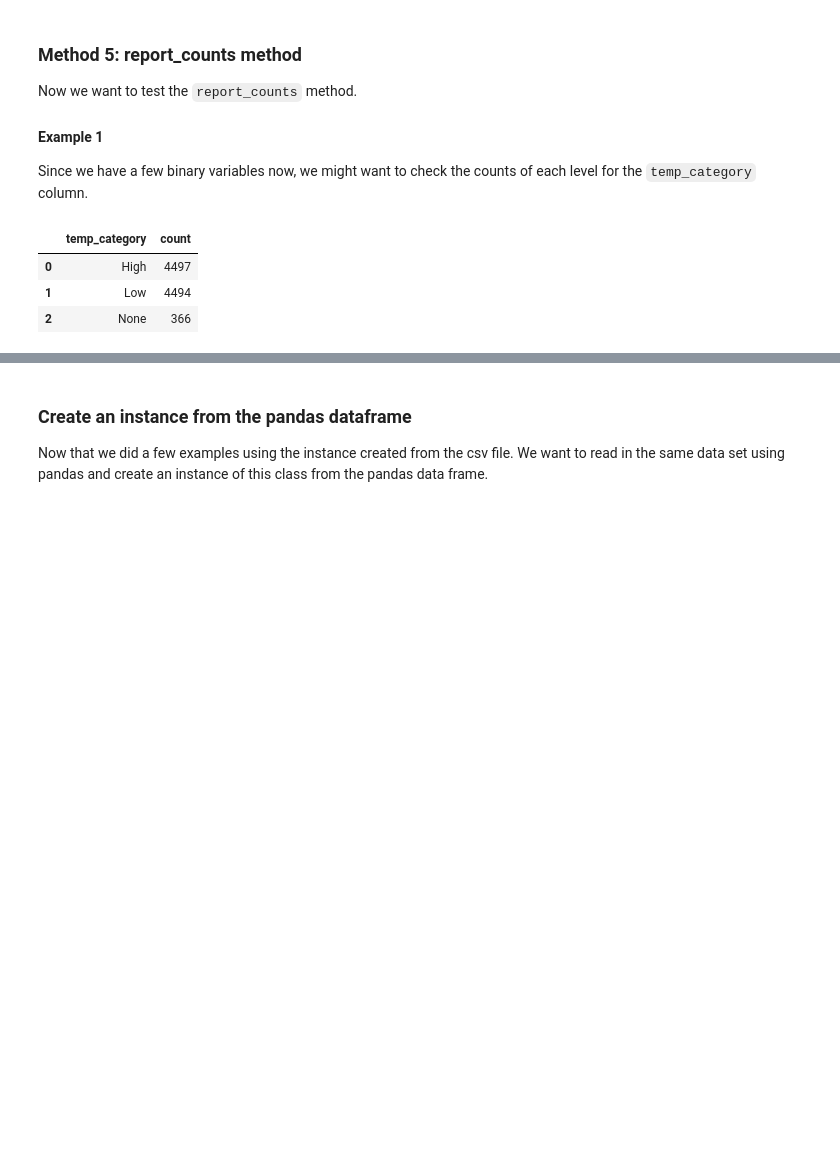
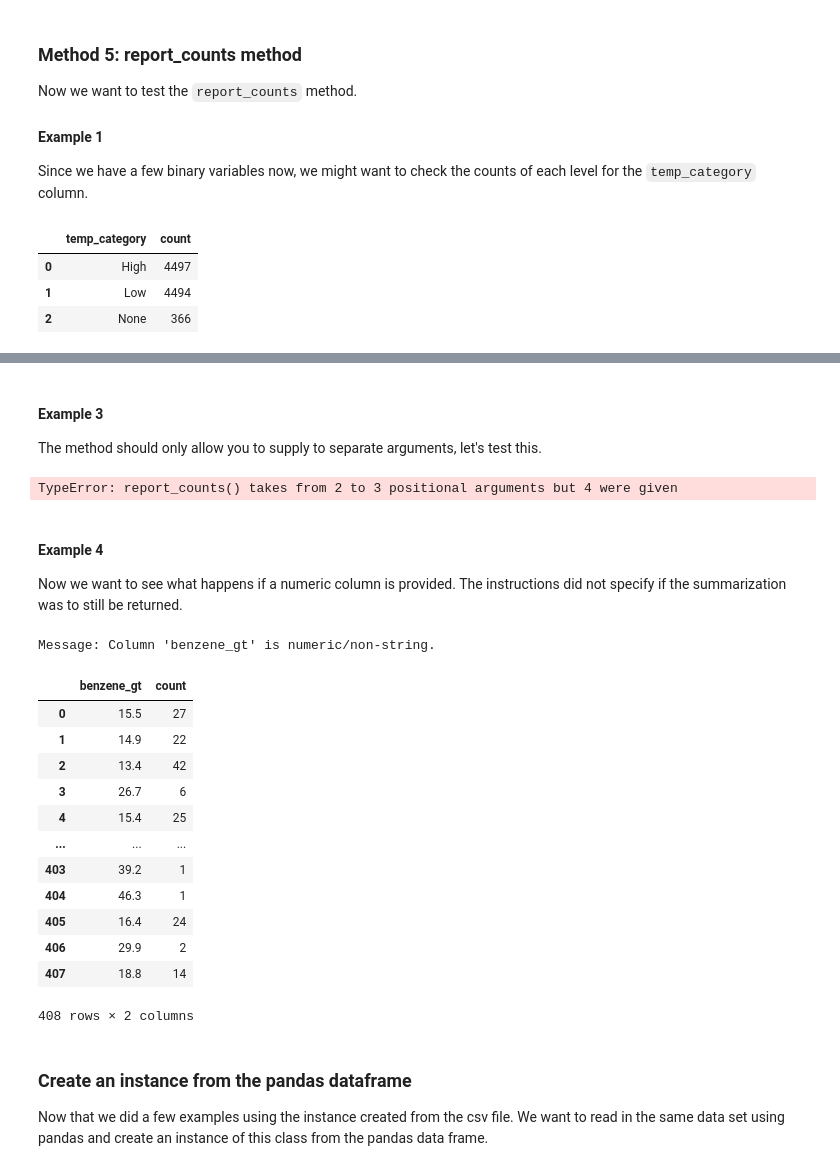
Before and after one commit to Ambaright/ST554-Project-2, a Jupyter notebook: ST554 Project.ipynb, the cells around one changed output, grey strips where cells are left out. Cells and saved outputs as stored; diff of their text form; code cells hidden in the pictures; blank space fills up the shorter version.

Commit message:
Update my_class and add in report_counts examples

```diff
--- a/ST554 Project.ipynb
+++ b/ST554 Project.ipynb
@@ -523,3 +527,32 @@ air_quality.report_counts("temp_category")
+# %% [markdown]
+#### Example 3
+
+The method should only allow you to supply to separate arguments, let's test this.
+# %%
+air_quality.report_counts("temp_category", "benzene_category", "Date")
+# %% [output]
+TypeError: report_counts() takes from 2 to 3 positional arguments but 4 were given
+# %% [markdown]
+#### Example 4
+
+Now we want to see what happens if a numeric column is provided. The instructions did not specify if the summarization was to still be returned.
+# %%
+air_quality.report_counts("benzene_gt")
+# %% [output]
+Message: Column 'benzene_gt' is numeric/non-string.
+|  | benzene_gt | count |
+| 0 | 15.5 | 27 |
+| 1 | 14.9 | 22 |
+| 2 | 13.4 | 42 |
+| 3 | 26.7 | 6 |
+| 4 | 15.4 | 25 |
+| ... | ... | ... |
+| 403 | 39.2 | 1 |
+| 404 | 46.3 | 1 |
+| 405 | 16.4 | 24 |
+| 406 | 29.9 | 2 |
+| 407 | 18.8 | 14 |
+408 rows × 2 columns
 # %% [markdown]
 ### Create an instance from the pandas dataframe
 
```
Also changed, not shown: parts of 3 cells of this notebook, 1 other file.
